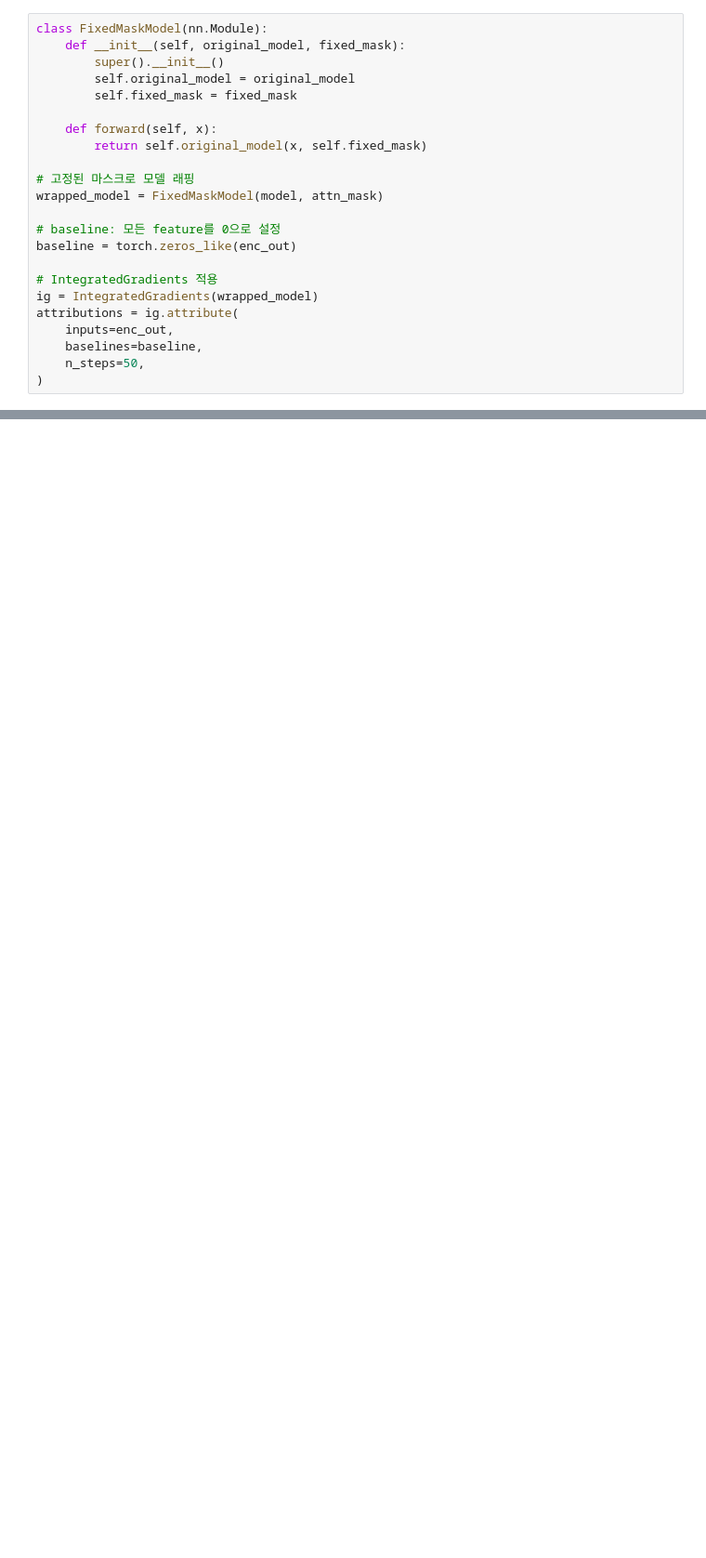
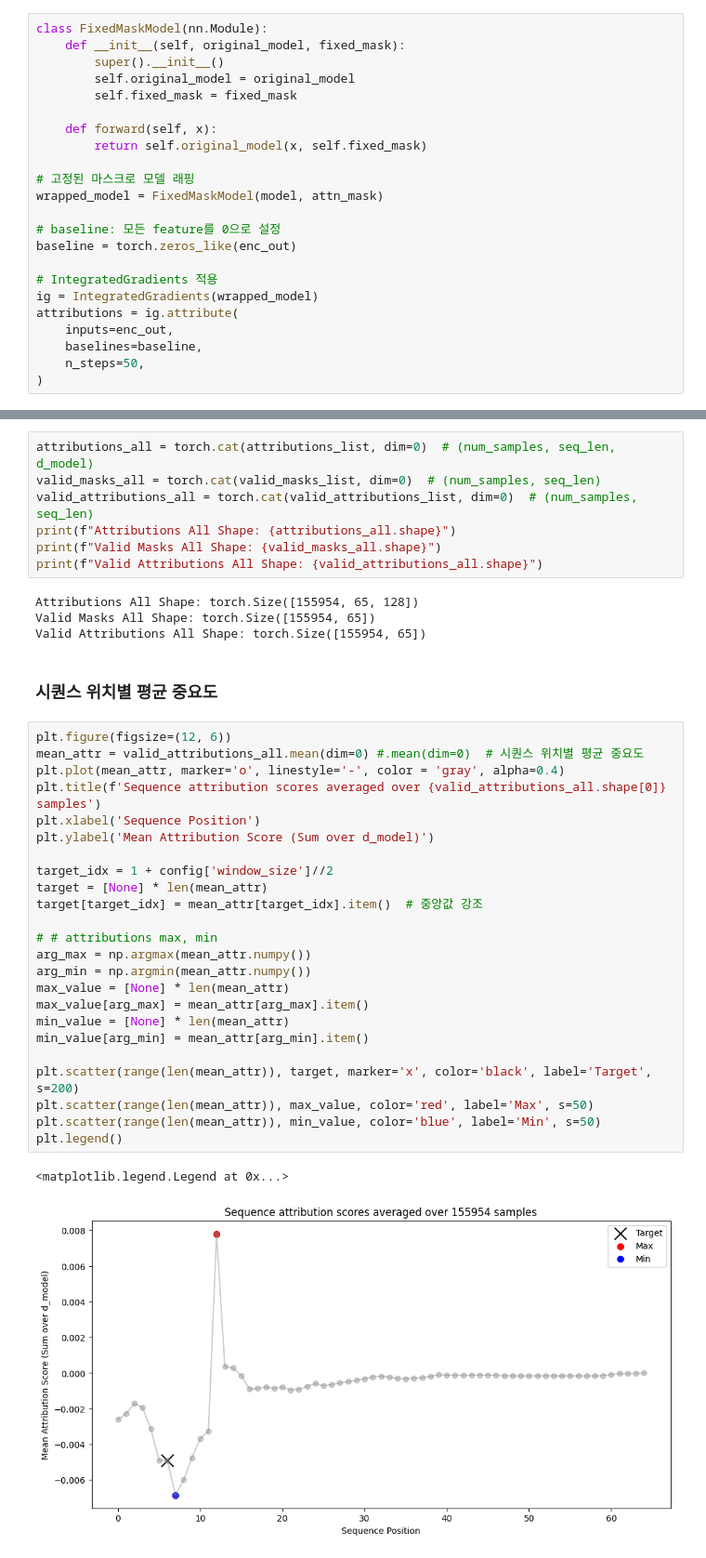
Before and after one commit to doyooni303/SKhynix_2025, a Jupyter notebook: SKhynix_week6/SKhynix_week6_deep_learning.ipynb, the cells around one changed output, grey strips where cells are left out. Shown at 93% size. Drawn from its saved outputs; the diff is of its cells as text; blank space fills up the shorter version.

```diff
--- a/SKhynix_week6/SKhynix_week6_deep_learning.ipynb
+++ b/SKhynix_week6/SKhynix_week6_deep_learning.ipynb
@@ -753,0 +775,40 @@ Batch 5 - 중요도 합 (유효 위치): tensor([-0.0124, -0.0170, -0.0147, -0.0
+# %%
+attributions_all = torch.cat(attributions_list, dim=0)  # (num_samples, seq_len, d_model)
+valid_masks_all = torch.cat(valid_masks_list, dim=0)  # (num_samples, seq_len)
+valid_attributions_all = torch.cat(valid_attributions_list, dim=0)  # (num_samples, seq_len)
+print(f"Attributions All Shape: {attributions_all.shape}")
+print(f"Valid Masks All Shape: {valid_masks_all.shape}")
+print(f"Valid Attributions All Shape: {valid_attributions_all.shape}")
+# %% [output]
+Attributions All Shape: torch.Size([155954, 65, 128])
+Valid Masks All Shape: torch.Size([155954, 65])
+Valid Attributions All Shape: torch.Size([155954, 65])
+# %% [markdown]
+### 시퀀스 위치별 평균 중요도
+# %%
+plt.figure(figsize=(12, 6))
+mean_attr = valid_attributions_all.mean(dim=0) #.mean(dim=0)  # 시퀀스 위치별 평균 중요도
+plt.plot(mean_attr, marker='o', linestyle='-', color = 'gray', alpha=0.4)
+plt.title(f'Sequence attribution scores averaged over {valid_attributions_all.shape[0]} samples')
+plt.xlabel('Sequence Position')
+plt.ylabel('Mean Attribution Score (Sum over d_model)')
+
+target_idx = 1 + config['window_size']//2
+target = [None] * len(mean_attr)
+target[target_idx] = mean_attr[target_idx].item()  # 중앙값 강조
+
+# # attributions max, min
+arg_max = np.argmax(mean_attr.numpy())
+arg_min = np.argmin(mean_attr.numpy())
+max_value = [None] * len(mean_attr)
+max_value[arg_max] = mean_attr[arg_max].item()
+min_value = [None] * len(mean_attr)
+min_value[arg_min] = mean_attr[arg_min].item()
+
+plt.scatter(range(len(mean_attr)), target, marker='x', color='black', label='Target', s=200)
+plt.scatter(range(len(mean_attr)), max_value, color='red', label='Max', s=50)
+plt.scatter(range(len(mean_attr)), min_value, color='blue', label='Min', s=50)
+plt.legend()
+# %% [output]
+<matplotlib.legend.Legend at 0x...>
+[figure, added]
```
Also changed, not shown: parts of 12 cells of this notebook, 4 other files.
